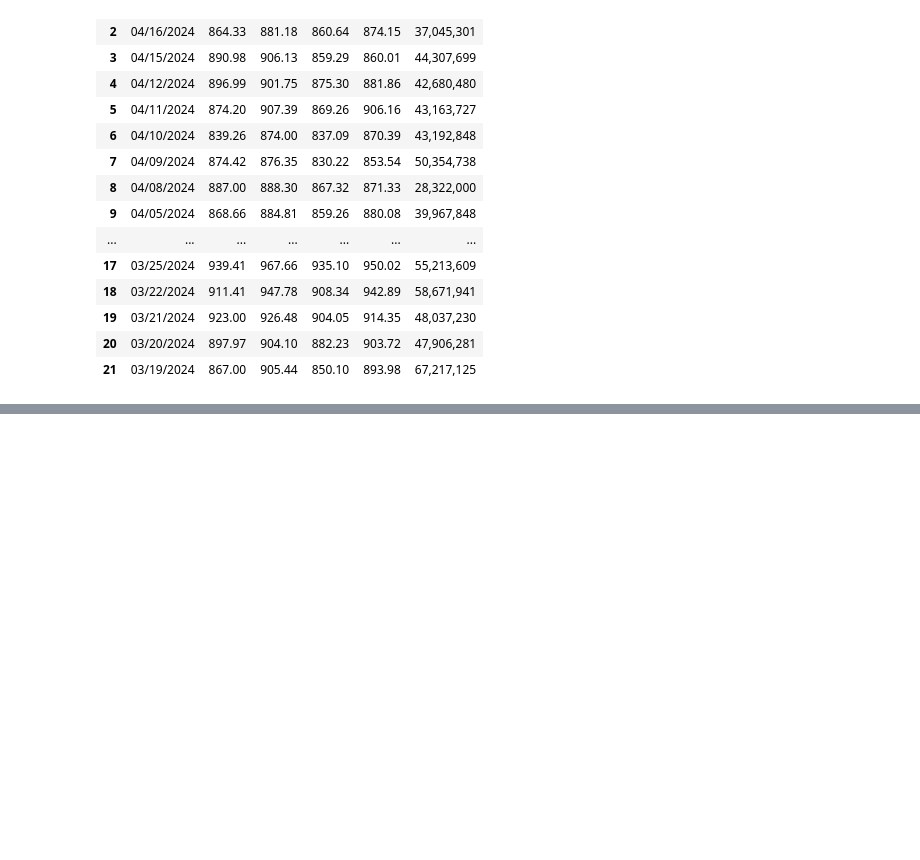
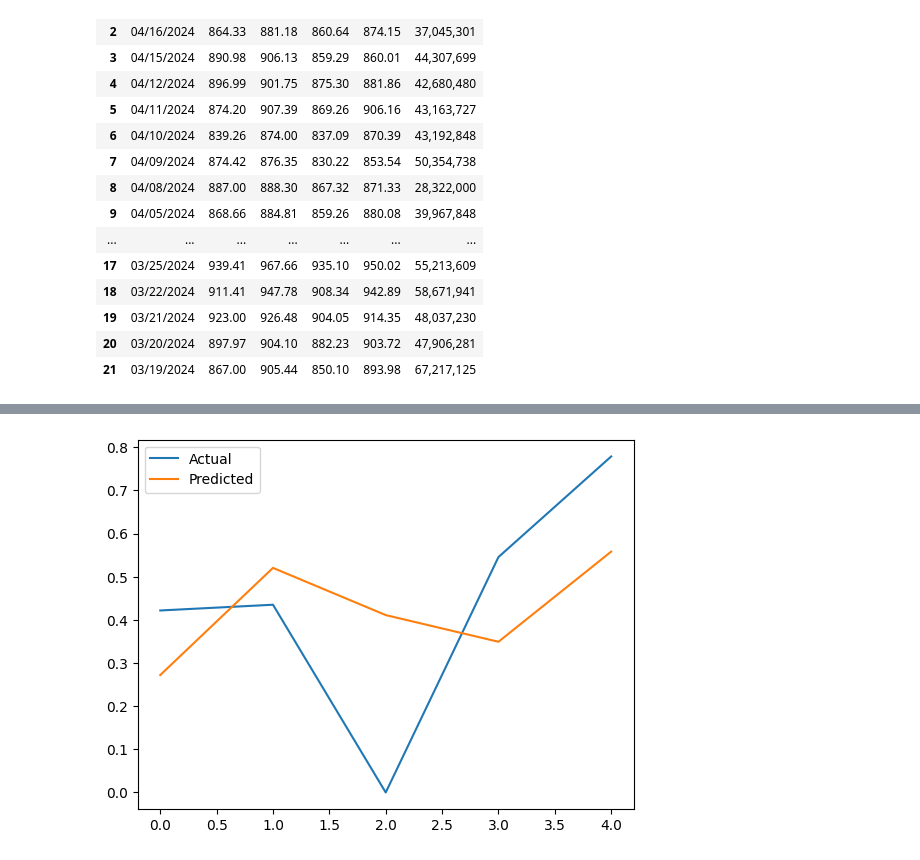
Before and after one commit to alexvbogachev/Nurkic, a Jupyter notebook: nurkic.ipynb, the cells around one changed output, grey strips where cells are left out. Drawn from its saved outputs; the diff is of its cells as text; code cells hidden in the pictures; blank space fills up the shorter version.

Commit message:
Implemented LSTM on NVDA

```diff
--- a/nurkic.ipynb
+++ b/nurkic.ipynb
@@ -28,10 +33,12 @@ data
 
 # Preprocess data
 # ... (e.g., convert to datetime, handle missing values)
+data['Date'] = pd.to_datetime(data['Date'])
+data['Volume'] = data['Volume'].str.replace(',', '').astype(float)
 
 # Normalize data
 scaler = MinMaxScaler()
-scaled_data = scaler.fit_transform(data)
+scaled_data = scaler.fit_transform(data.iloc[:, 1:])  # Exclude the datetime column
 
 # Split data into features and target
 X = scaled_data[:, :-1]  # Features
@@ -41,0 +54,19 @@ X_train, X_test, y_train, y_test = train_test_split(X, y, test_size=0.2, random_
+# %%
+X_train = X_train.reshape((X_train.shape[0], X_train.shape[1], 1))
+
+model = Sequential()
+model.add(LSTM(units=50, input_shape=(X_train.shape[1], X_train.shape[2])))
+model.add(Dropout(0.2))
+model.add(Dense(units=1))
+
+# Compile the model
+model.compile(optimizer='adam', loss='mean_squared_error')
+
+#train the model
+history = model.fit(X_train, y_train, epochs=100, batch_size=32, validation_data=(X_test, y_test))
+
+#Evaluate the model
+loss = model.evaluate(X_test, y_test)
+
+# predictions
+predictions = model.predict(X_test)
@@ -41,0 +92,8 @@ X_train, X_test, y_train, y_test = train_test_split(X, y, test_size=0.2, random_
+# %%
+
+plt.plot(y_test, label='Actual')
+plt.plot(predictions, label='Predicted')
+plt.legend()
+plt.show()
+# %% [output]
+[figure, added]
```
Also changed, not shown: parts of 3 cells of this notebook.
